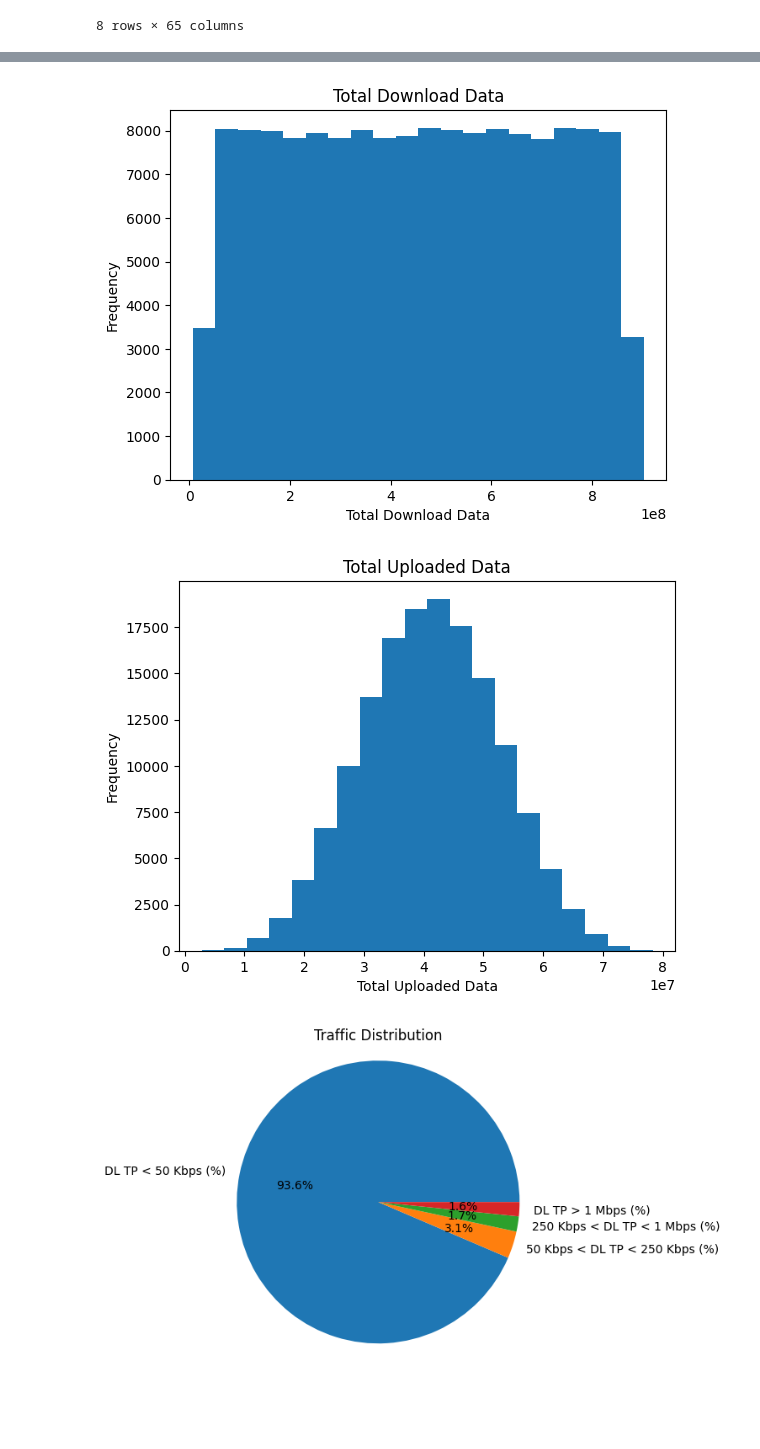
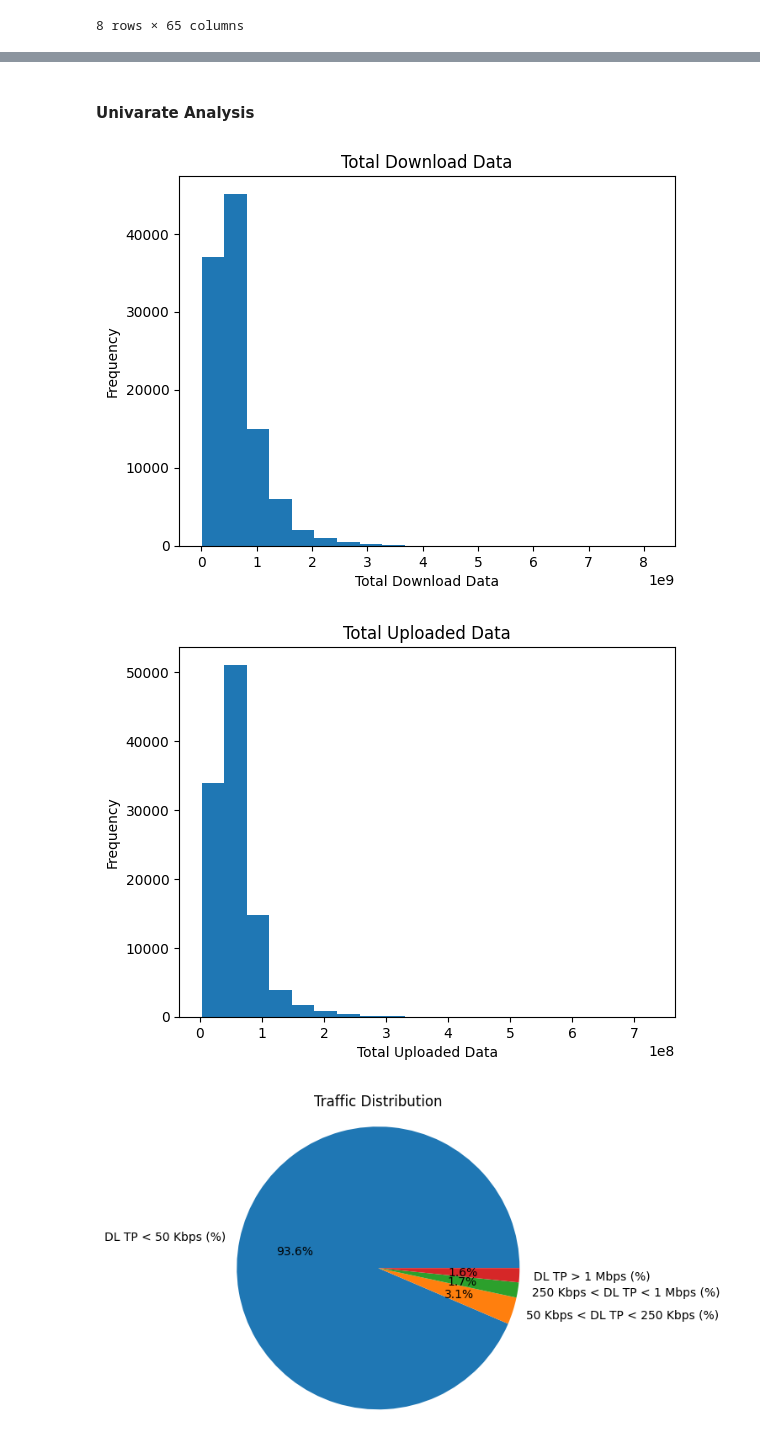
Before and after one commit to MubarekHussen/Telecom-Data-Driven-Investment-Analysis, a Jupyter notebook: notebooks/user_behavior_insight.ipynb, the cells around one changed output, grey strips where cells are left out. Saved outputs shown, nothing was run; the diff lists cells and outputs as text; code cells hidden in the pictures; blank space fills up the shorter version.

```diff
--- a/notebooks/user_behavior_insight.ipynb
+++ b/notebooks/user_behavior_insight.ipynb
@@ -86,24 +86,26 @@ Range: 152930478.0 - 156.0
 Variance: 75809749644336.17
 Standard Deviation: 8706879.443539813
 IQR: 9566335.0
+# %% [markdown]
+#### Univarate Analysis
 # %%
 #Total Download Data
-plt.hist(df['Total DL (Bytes)'], bins=20)
+plt.hist(df['Total Download Data'], bins=20)
 plt.xlabel('Total Download Data')
 plt.ylabel('Frequency')
 plt.title('Total Download Data')
 plt.show()
 # %% [output]
-[figure, old version]
+[figure, new version]
 # %%
 #Total Uploaded Data
-plt.hist(df['Total UL (Bytes)'], bins=20)
+plt.hist(df['Total Upload Data'], bins=20)
 plt.xlabel('Total Uploaded Data')
 plt.ylabel('Frequency')
 plt.title('Total Uploaded Data')
 plt.show()
 # %% [output]
-[figure, old version]
+[figure, new version]
 # %%
 # Traffic Distribution
 labels = ['DL TP < 50 Kbps (%)', '50 Kbps < DL TP < 250 Kbps (%)', '250 Kbps < DL TP < 1 Mbps (%)', 'DL TP > 1 Mbps (%)']
```
Also changed, not shown: parts of 5 cells of this notebook.
